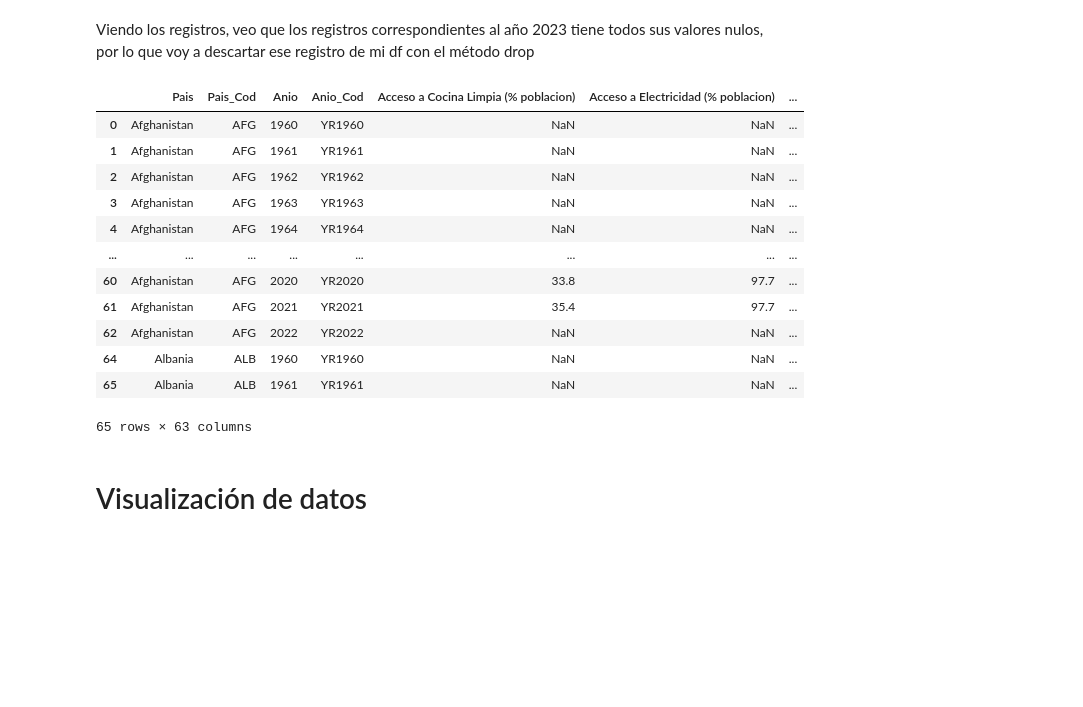
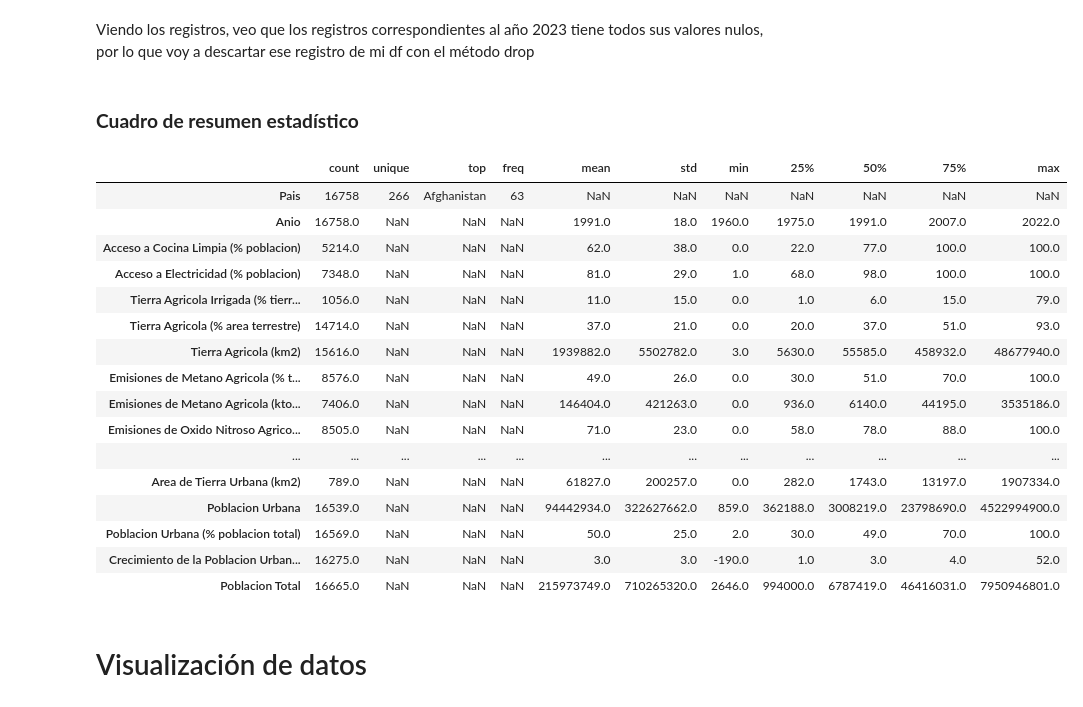
Before and after one commit to Karimsingera/Coderhouse_Data_Science, a Jupyter notebook: La_Transformancion_del_Mundo_en_los_Ultimos_60_anos.ipynb, the cells around one changed output. Saved outputs shown, nothing was run; the diff lists cells and outputs as text; code cells hidden in the pictures; blank space fills up the shorter version.

```diff
--- a/La_Transformancion_del_Mundo_en_los_Ultimos_60_anos.ipynb
+++ b/La_Transformancion_del_Mundo_en_los_Ultimos_60_anos.ipynb
@@ -241,9 +238,9 @@ msno.matrix(df, labels=True)
 '''
 Voy a ver los valores presentes por cada variable, ordenado de manera ascendente, con esta información, más adelante podría decidir eliminar las variables que tengan significativamente pocos datos (por ejemplo, menos de 2.000).
 '''
+# Mostrar todas las filas
+pd.set_option('display.max_rows', None)
 
 # Exploración valores presentes
-
-
 df.notnull().sum().sort_values(ascending = True)
 # %% [output]
@@ -443,17 +664 @@ Viendo los registros, veo que los registros correspondientes al año 2023 tiene
 df.drop(df[df['Anio'] == 2023].index, inplace=True)
-# %%
-df.head(65)
-# %% [output]
-|  | Pais | Pais_Cod | Anio | Anio_Cod | Acceso a Cocina Limpia (% poblacion) | Acceso a Electricidad (% poblacion) | ... |
-| 0 | Afghanistan | AFG | 1960 | YR1960 | NaN | NaN | ... |
-| 1 | Afghanistan | AFG | 1961 | YR1961 | NaN | NaN | ... |
-| 2 | Afghanistan | AFG | 1962 | YR1962 | NaN | NaN | ... |
-| 3 | Afghanistan | AFG | 1963 | YR1963 | NaN | NaN | ... |
-| 4 | Afghanistan | AFG | 1964 | YR1964 | NaN | NaN | ... |
-| ... | ... | ... | ... | ... | ... | ... | ... |
-| 60 | Afghanistan | AFG | 2020 | YR2020 | 33.8 | 97.7 | ... |
-| 61 | Afghanistan | AFG | 2021 | YR2021 | 35.4 | 97.7 | ... |
-| 62 | Afghanistan | AFG | 2022 | YR2022 | NaN | NaN | ... |
-| 64 | Albania | ALB | 1960 | YR1960 | NaN | NaN | ... |
-| 65 | Albania | ALB | 1961 | YR1961 | NaN | NaN | ... |
-65 rows × 63 columns
@@ -463,3 +665,29 @@ df = df.set_index(['Pais_Cod', 'Anio_Cod'])
+# %% [markdown]
+### **Cuadro de resumen estadístico**
+# %%
+pd.set_option('display.max_rows', None)  # Muestra todas las filas
+
+# Cuadro de resumen estadistico
+
+df.describe(include= 'all').round().T
+# %% [output]
+|  | count | unique | top | freq | mean | std | min | 25% | 50% | 75% | max |
+| Pais | 16758 | 266 | Afghanistan | 63 | NaN | NaN | NaN | NaN | NaN | NaN | NaN |
+| Anio | 16758.0 | NaN | NaN | NaN | 1991.0 | 18.0 | 1960.0 | 1975.0 | 1991.0 | 2007.0 | 2022.0 |
+| Acceso a Cocina Limpia (% poblacion) | 5214.0 | NaN | NaN | NaN | 62.0 | 38.0 | 0.0 | 22.0 | 77.0 | 100.0 | 100.0 |
+| Acceso a Electricidad (% poblacion) | 7348.0 | NaN | NaN | NaN | 81.0 | 29.0 | 1.0 | 68.0 | 98.0 | 100.0 | 100.0 |
+| Tierra Agricola Irrigada (% tierr... | 1056.0 | NaN | NaN | NaN | 11.0 | 15.0 | 0.0 | 1.0 | 6.0 | 15.0 | 79.0 |
+| Tierra Agricola (% area terrestre) | 14714.0 | NaN | NaN | NaN | 37.0 | 21.0 | 0.0 | 20.0 | 37.0 | 51.0 | 93.0 |
+| Tierra Agricola (km2) | 15616.0 | NaN | NaN | NaN | 1939882.0 | 5502782.0 | 3.0 | 5630.0 | 55585.0 | 458932.0 | 48677940.0 |
+| Emisiones de Metano Agricola (% t... | 8576.0 | NaN | NaN | NaN | 49.0 | 26.0 | 0.0 | 30.0 | 51.0 | 70.0 | 100.0 |
+| Emisiones de Metano Agricola (kto... | 7406.0 | NaN | NaN | NaN | 146404.0 | 421263.0 | 0.0 | 936.0 | 6140.0 | 44195.0 | 3535186.0 |
+| Emisiones de Oxido Nitroso Agrico... | 8505.0 | NaN | NaN | NaN | 71.0 | 23.0 | 0.0 | 58.0 | 78.0 | 88.0 | 100.0 |
+| ... | ... | ... | ... | ... | ... | ... | ... | ... | ... | ... | ... |
+| Area de Tierra Urbana (km2) | 789.0 | NaN | NaN | NaN | 61827.0 | 200257.0 | 0.0 | 282.0 | 1743.0 | 13197.0 | 1907334.0 |
+| Poblacion Urbana | 16539.0 | NaN | NaN | NaN | 94442934.0 | 322627662.0 | 859.0 | 362188.0 | 3008219.0 | 23798690.0 | 4522994900.0 |
+| Poblacion Urbana (% poblacion total) | 16569.0 | NaN | NaN | NaN | 50.0 | 25.0 | 2.0 | 30.0 | 49.0 | 70.0 | 100.0 |
+| Crecimiento de la Poblacion Urban... | 16275.0 | NaN | NaN | NaN | 3.0 | 3.0 | -190.0 | 1.0 | 3.0 | 4.0 | 52.0 |
+| Poblacion Total | 16665.0 | NaN | NaN | NaN | 215973749.0 | 710265320.0 | 2646.0 | 994000.0 | 6787419.0 | 46416031.0 | 7950946801.0 |
 # %% [markdown]
 # Visualización de datos
 # %% [markdown]
```
Also changed, not shown: parts of 34 cells of this notebook.
